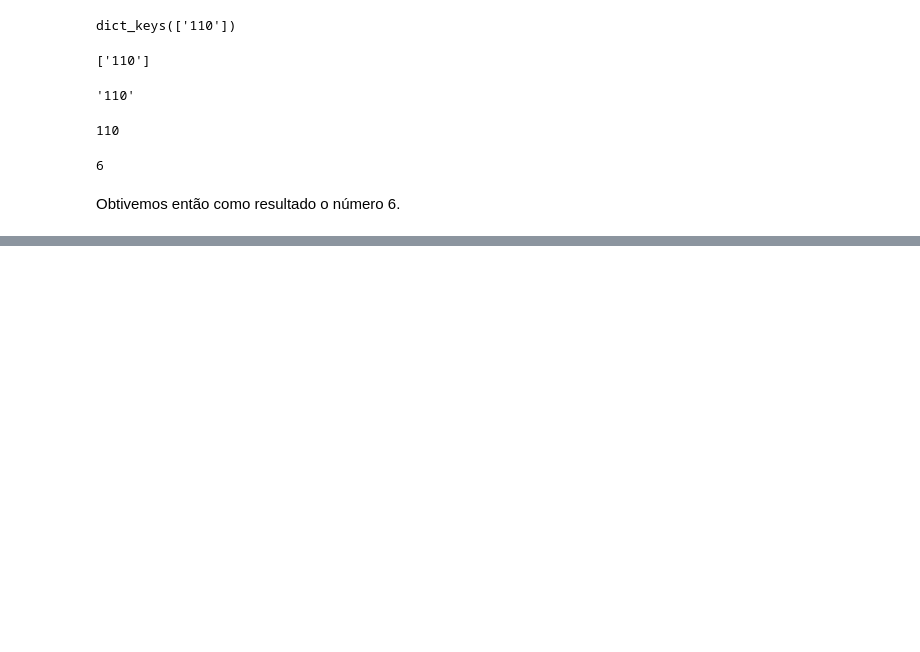
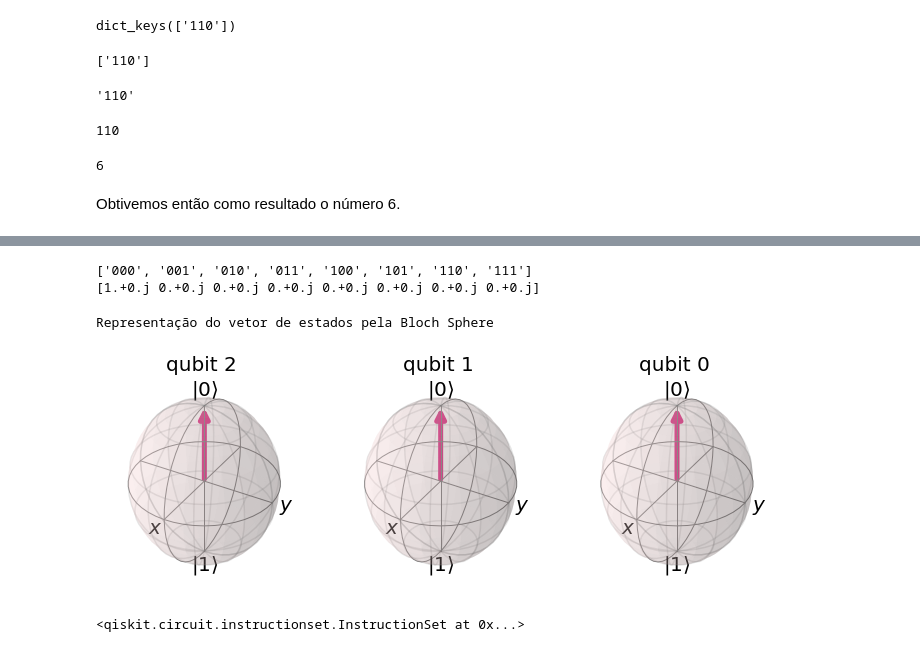
Before and after one commit to gustavomirapalheta/Quantum-Computing-with-Qiskit, a Jupyter notebook: circuits_in_qiskit_0.1.ipynb, the cells around one changed output, grey strips where cells are left out. Saved outputs shown, nothing was run; the diff lists cells and outputs as text; code cells hidden in the pictures; blank space fills up the shorter version.

```diff
--- a/circuits_in_qiskit_0.1.ipynb
+++ b/circuits_in_qiskit_0.1.ipynb
@@ -197,0 +505,22 @@ Obtivemos então como resultado o número 6.
+# %%
+!pip install qiskit
+import qiskit as qk
+
+provider0 = qk.BasicAer
+backend0 = provider0.get_backend('qasm_simulator')
+
+# Chave de APIs obtida em https://quantum-computing.ibm.com
+chave1 = '4ae468408574abb7fd53a78dd2e0a256b2be7cd68be45c0741e7c670c0947e57eb8'
+chave2 = 'd71706bd6280aa83ec5ffb15137ba2f61ba77273bd12c9eaf196d00fabbe7'
+chave = chave1 + chave2
+qk.IBMQ.save_account(chave)
+
+qk.IBMQ.load_account()
+
+provider1 = qk.IBMQ.get_provider(hub='ibm-q', group='open',
+                                 project='main')
+backend1 = provider1.get_backend('ibmq_qasm_simulator')
+
+provider2 = qk.IBMQ.get_provider(hub='ibm-q-education', group='fgv-1',
+                                 project='ml-business-app')
+backend2 = provider2.get_backend('ibmq_jakarta')
@@ -197,0 +679,3 @@ Obtivemos então como resultado o número 6.
+# %%
+# Criação de um circuito com 3 Qubits e 3 Bits
+circuito = qk.QuantumCircuit(3,3)
@@ -197,0 +693,8 @@ Obtivemos então como resultado o número 6.
+# %%
+# Criação de um backend para simulação do vetor de estados
+sim_estados = qk.BasicAer.get_backend("statevector_simulator")
+# %%
+# Criação de um job para visualização do vetor de estados neste
+#  ponto do circuito
+resultado = qk.execute(experiments = circuito,
+                       backend = sim_estados).result()
@@ -197,0 +705,9 @@ Obtivemos então como resultado o número 6.
+# %%
+# Impressão dos possíveis estados dos três qubits e
+#  do vetor de estados correspondente. Observe que
+#  o estado '000' aparece com o valor 1
+print([np.binary_repr(x, width=3) for x in range(8)])
+print(resultado.get_statevector(circuito))
+# %% [output]
+['000', '001', '010', '011', '100', '101', '110', '111']
+[1.+0.j 0.+0.j 0.+0.j 0.+0.j 0.+0.j 0.+0.j 0.+0.j 0.+0.j]
@@ -197,0 +717,15 @@ Obtivemos então como resultado o número 6.
+# %%
+# Apresentamos as esferas de Bloch com a ordem dos Qubits
+#  invertida (mais significativo à esquerda), para tornar
+#  mais fácil a visualização da sequência de estados
+print("Representação do vetor de estados pela Bloch Sphere")
+plot_bloch_multivector(resultado.get_statevector(circuito),
+                               reverse_bits=True)
+# %% [output]
+Representação do vetor de estados pela Bloch Sphere
+[figure, added]
+# %%
+# Inserção de uma porta X (NOT gate) no Qubit 0
+circuito.x(0)
+# %% [output]
+<qiskit.circuit.instructionset.InstructionSet at 0x...>
```
Also changed, not shown: parts of 96 cells of this notebook.
